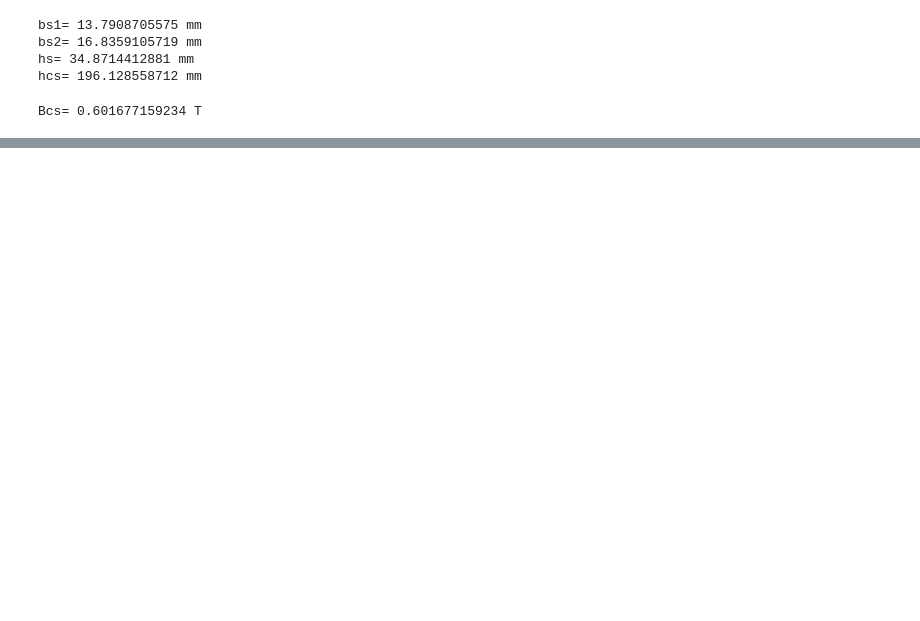
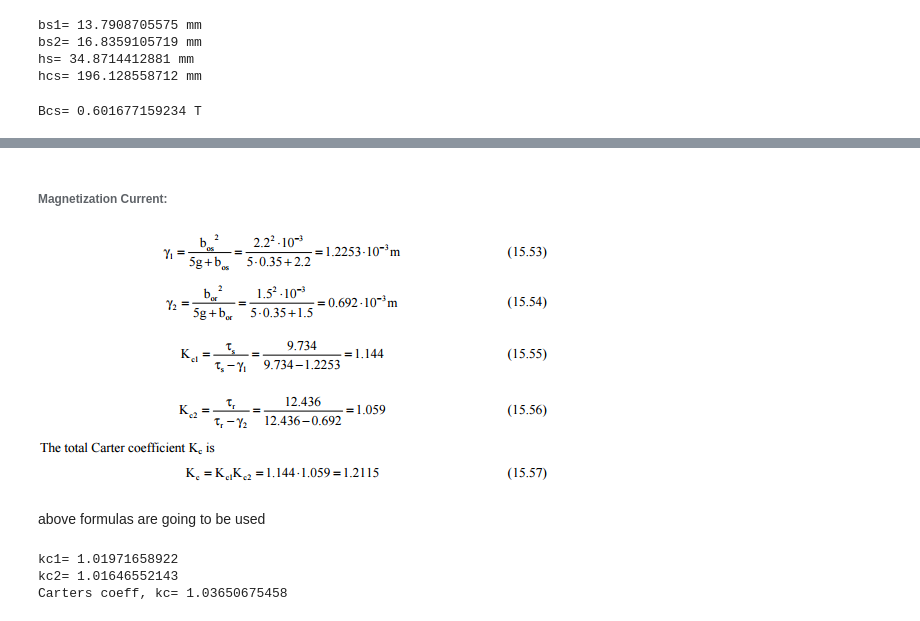
Before and after one commit to odtu/EE564, a Jupyter notebook: TRAIN/LutfiBoyaci/Train Traction Motor Design.ipynb, the cells around one changed output, grey strips where cells are left out. Cells and saved outputs as stored; diff of their text form; code cells hidden in the pictures; blank space fills up the shorter version.

```diff
--- a/TRAIN/LutfiBoyaci/Train Traction Motor Design.ipynb
+++ b/TRAIN/LutfiBoyaci/Train Traction Motor Design.ipynb
@@ -300,0 +371,20 @@ Bcs_max= 1.93045732694 T
+# %% [markdown]
+###### Magnetization Current:
+# %%
+from IPython.display import Image
+Image(filename='carters.png')
+# %% [output]
+[figure, added]
+# %% [markdown]
+above formulas are going to be used
+# %%
+kc1=slot_pitch/(slot_pitch-(bos**2)/(5*g+bos))
+print 'kc1=', kc1
+kc2=rotor_slot_pitch/(rotor_slot_pitch-(bor**2)/(5*g+bor))
+print 'kc2=', kc2
+kc=kc1*kc2
+print 'Carters coeff, kc=', kc
+# %% [output]
+kc1= 1.01971658922
+kc2= 1.01646552143
+Carters coeff, kc= 1.03650675458
```
Also changed, not shown: parts of 27 cells of this notebook.
